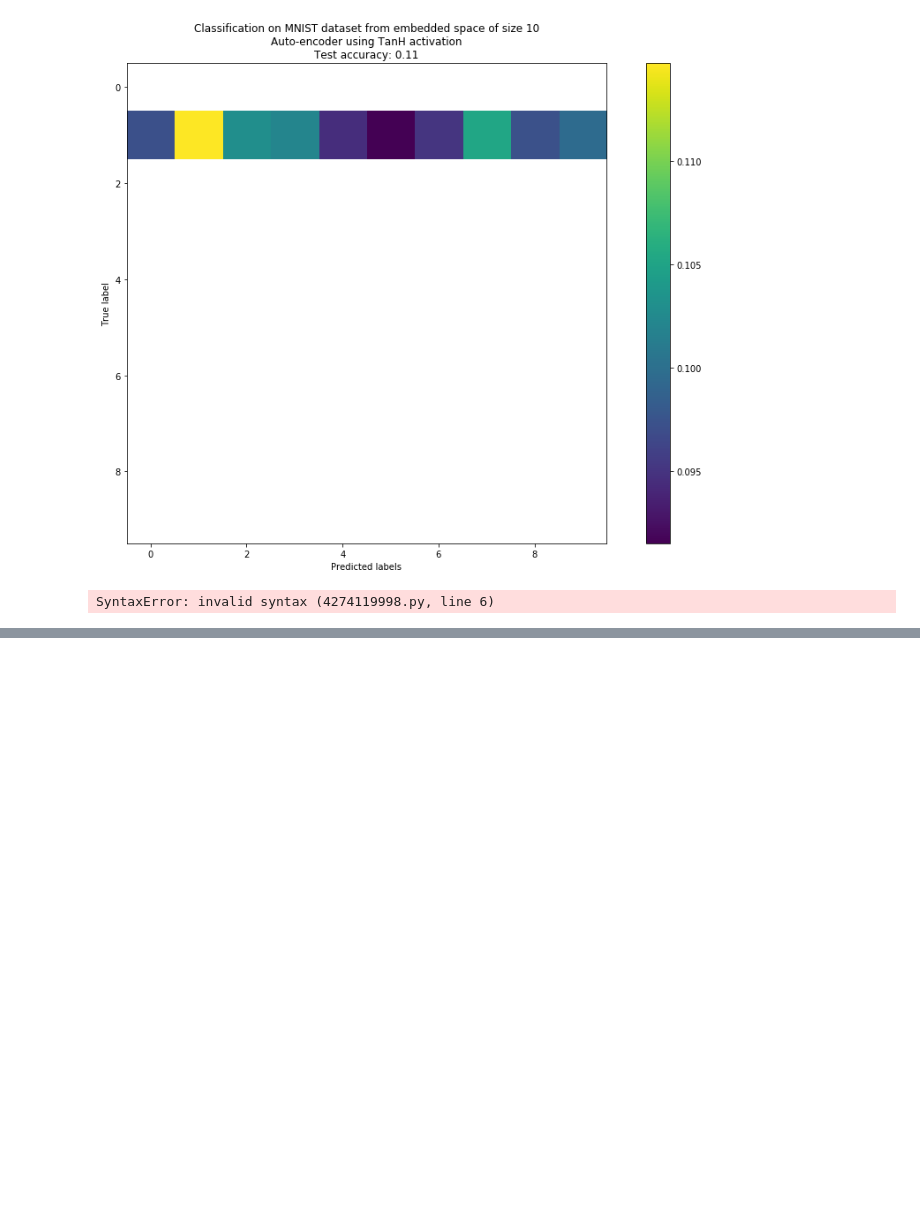
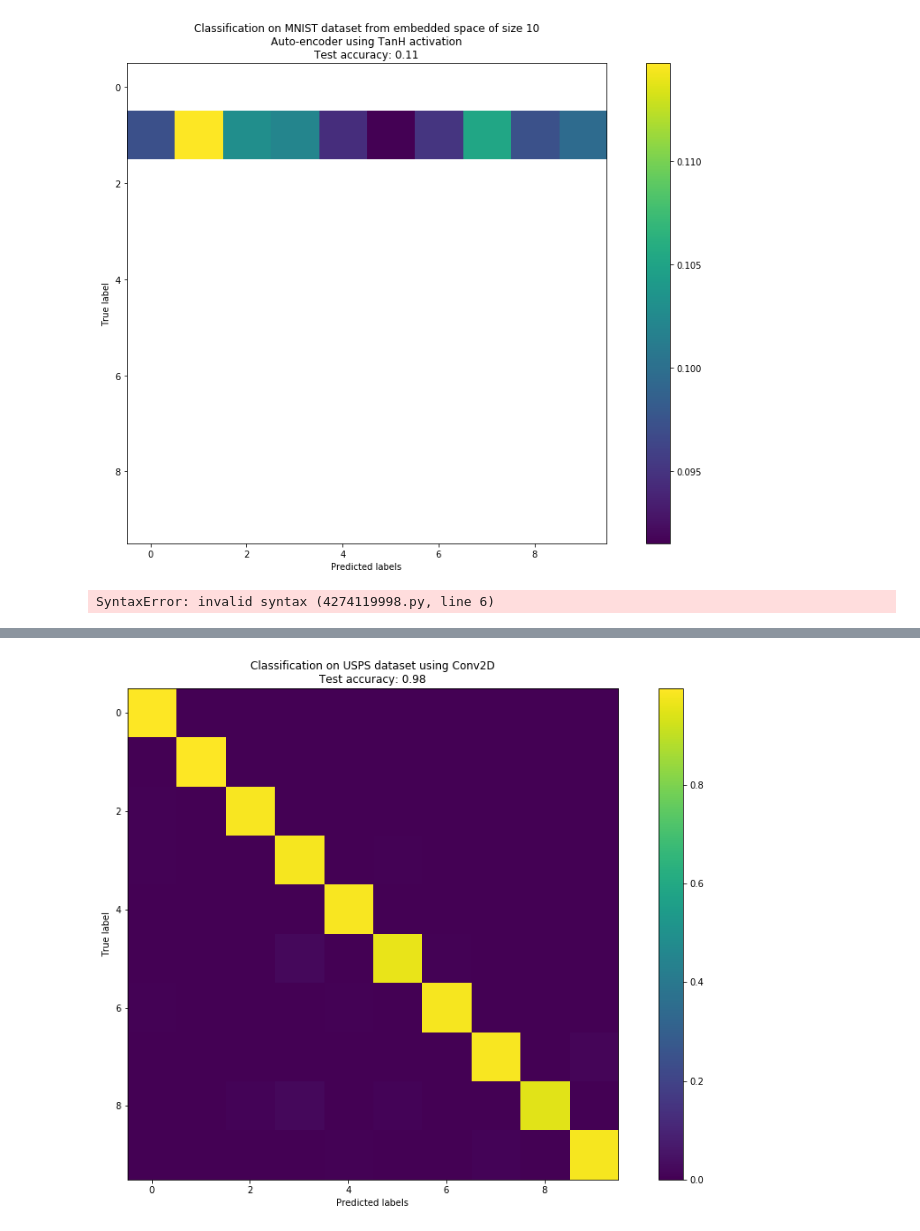
Before and after one commit to khiem2105/FakeTorch, a Jupyter notebook: src/test.ipynb, the cells around one changed output, grey strips where cells are left out. Cells and saved outputs as stored; diff of their text form; code cells hidden in the pictures; blank space fills up the shorter version.

Commit message:
add rapport + test cnn on usps

```diff
--- a/src/test.ipynb
+++ b/src/test.ipynb
@@ -522,0 +544,6 @@ SyntaxError: invalid syntax (4274119998.py, line 6)
+# %%
+X = X.reshape(X.shape[0], 16, 16, 1)
+
+yhat = m.forward(X)
+# %%
+yhat = np.argmax(yhat, axis=1)
@@ -522,0 +556,16 @@ SyntaxError: invalid syntax (4274119998.py, line 6)
+# %%
+cm = confusion_matrix(Y, yhat)
+
+fig = plt.figure(figsize=(16, 10))
+
+plt.title(f"Classification on USPS dataset using Conv2D\nTest accuracy: {acc:.2f}")
+plt.xlabel("Predicted labels")
+plt.ylabel("True label")
+
+im = plt.imshow(cm, cmap="viridis")
+
+fig.colorbar(im)
+
+plt.savefig("../plots/usps_cnn_conf_mat")
+# %% [output]
+[figure, added]
```
Also changed, not shown: parts of 4 cells of this notebook, 3 other files.
